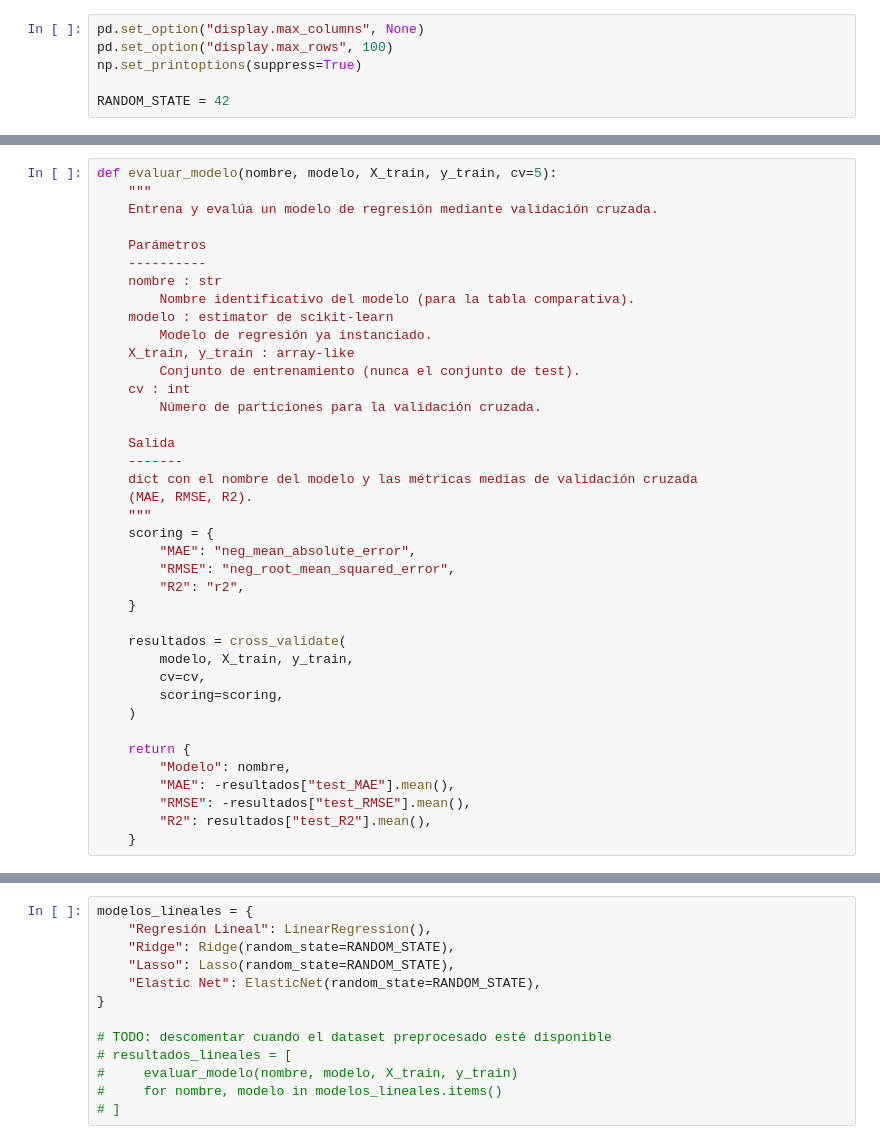
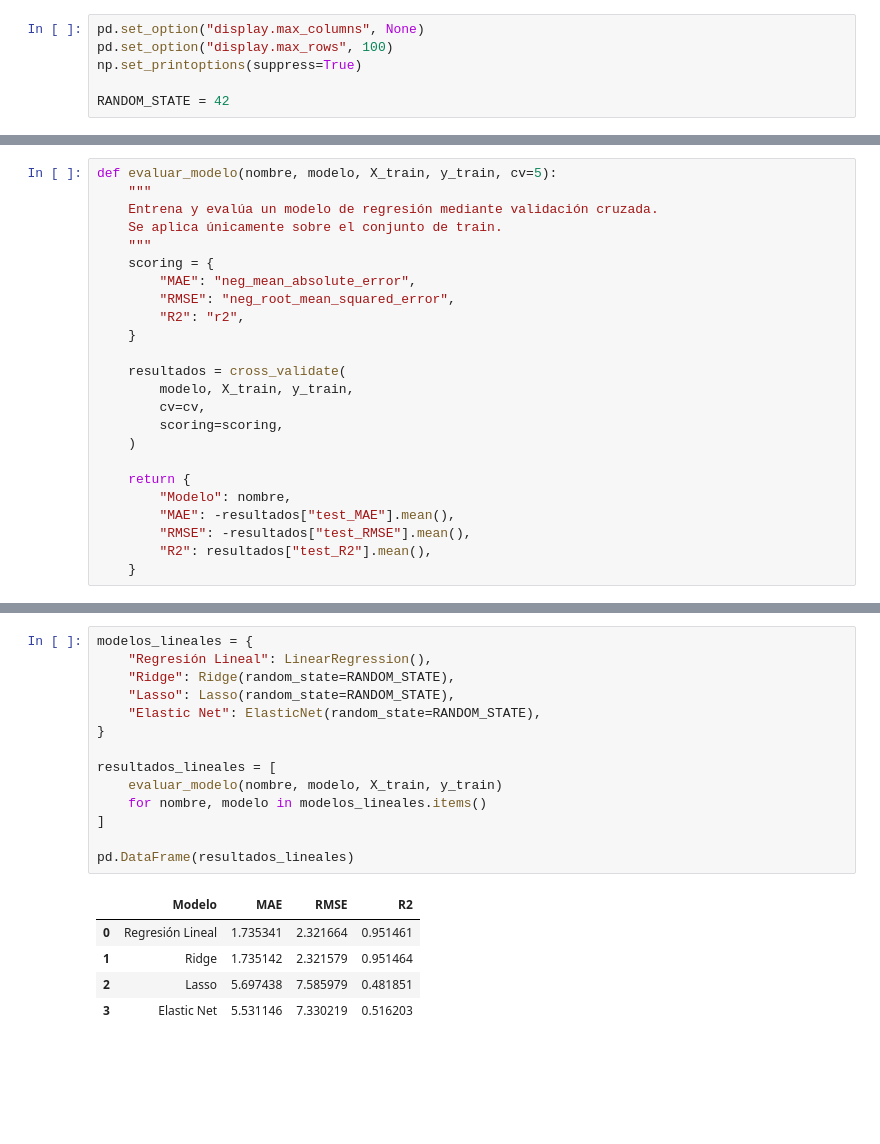
Before and after one commit to Angelica26-DS/proyecto-ml-seguros-mascotas, a Jupyter notebook: src/notebooks/02_modeling.ipynb, the cells around one changed output, grey strips where cells are left out. Drawn from its saved outputs; the diff is of its cells as text; blank space fills up the shorter version.

```diff
--- a/src/notebooks/02_modeling.ipynb
+++ b/src/notebooks/02_modeling.ipynb
@@ -65,22 +84,7 @@ Definir una función reutilizable que entrene y evalúe cada modelo mediante val
 def evaluar_modelo(nombre, modelo, X_train, y_train, cv=5):
     """
     Entrena y evalúa un modelo de regresión mediante validación cruzada.
-
-    Parámetros
-    ----------
-    nombre : str
-        Nombre identificativo del modelo (para la tabla comparativa).
-    modelo : estimator de scikit-learn
-        Modelo de regresión ya instanciado.
-    X_train, y_train : array-like
-        Conjunto de entrenamiento (nunca el conjunto de test).
-    cv : int
-        Número de particiones para la validación cruzada.
-
-    Salida
-    -------
-    dict con el nombre del modelo y las métricas medias de validación cruzada
-    (MAE, RMSE, R2).
+    Se aplica únicamente sobre el conjunto de train.
     """
     scoring = {
         "MAE": "neg_mean_absolute_error",
@@ -131,16 +128,23 @@ Preparar los modelos lineales acordados en el Documento 01: Regresión Lineal, R
 # %%
 modelos_lineales = {
     "Regresión Lineal": LinearRegression(),
     "Ridge": Ridge(random_state=RANDOM_STATE),
     "Lasso": Lasso(random_state=RANDOM_STATE),
     "Elastic Net": ElasticNet(random_state=RANDOM_STATE),
 }
 
-# TODO: descomentar cuando el dataset preprocesado esté disponible
-# resultados_lineales = [
-#     evaluar_modelo(nombre, modelo, X_train, y_train)
-#     for nombre, modelo in modelos_lineales.items()
-# ]
+resultados_lineales = [
+    evaluar_modelo(nombre, modelo, X_train, y_train)
+    for nombre, modelo in modelos_lineales.items()
+]
+
+pd.DataFrame(resultados_lineales)
+# %% [output]
+|  | Modelo | MAE | RMSE | R2 |
+| 0 | Regresión Lineal | 1.735341 | 2.321664 | 0.951461 |
+| 1 | Ridge | 1.735142 | 2.321579 | 0.951464 |
+| 2 | Lasso | 5.697438 | 7.585979 | 0.481851 |
+| 3 | Elastic Net | 5.531146 | 7.330219 | 0.516203 |
 # %% [markdown]
 # 7. Modelo de comparación: Random Forest
 
```
Also changed, not shown: parts of 29 cells of this notebook, 1 other file.
